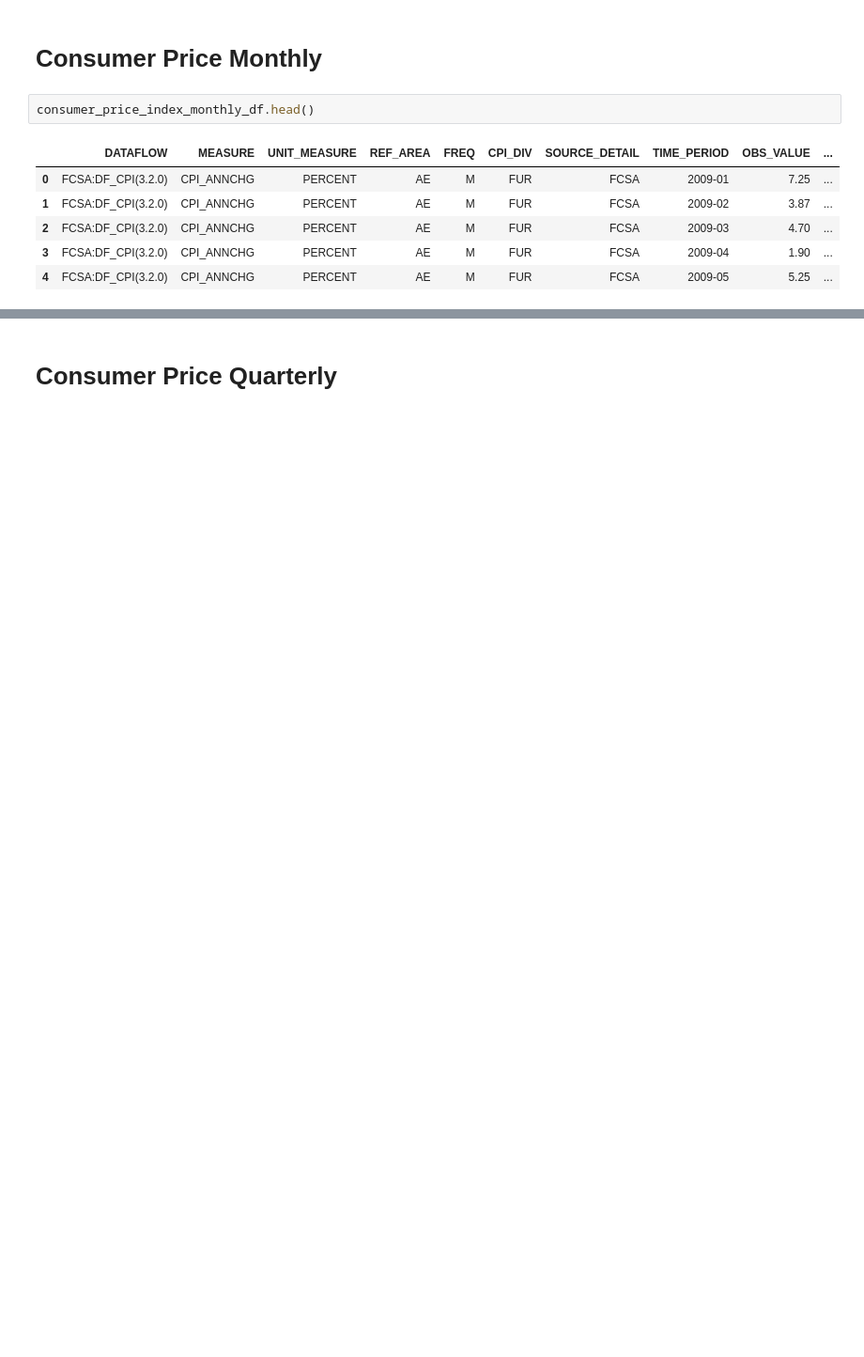
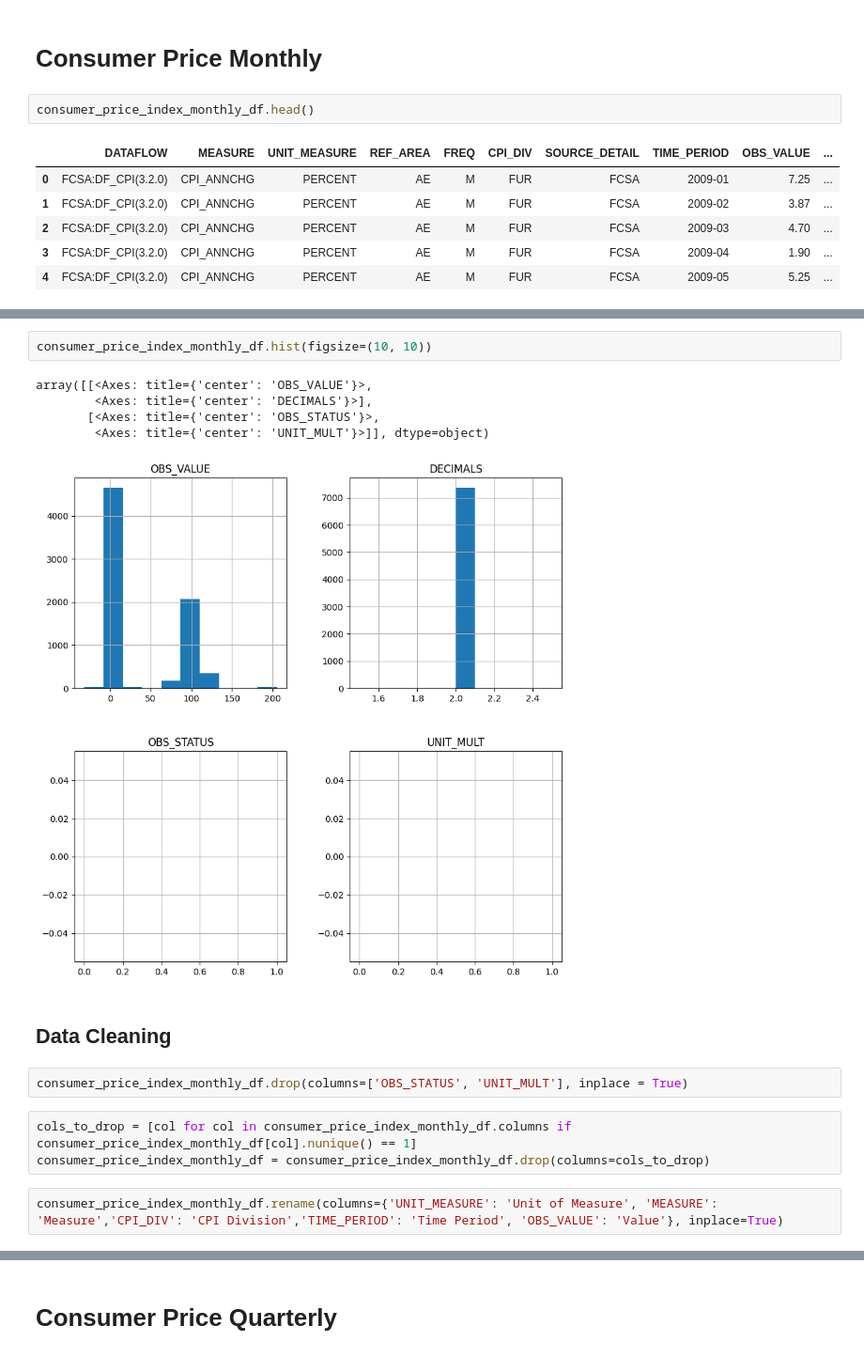
Before and after one commit to codyy6/Ocean-Dubai-House-Rental-and-Sales-Prediction, a Jupyter notebook: Consumer Price Index EDA.ipynb, the cells around one changed output, grey strips where cells are left out. Shown at 94% size. Saved outputs shown, nothing was run; the diff lists cells and outputs as text; blank space fills up the shorter version.

```diff
--- a/Consumer Price Index EDA.ipynb
+++ b/Consumer Price Index EDA.ipynb
@@ -33,0 +266,17 @@ consumer_price_index_monthly_df.head()
+# %%
+consumer_price_index_monthly_df.hist(figsize=(10, 10))
+# %% [output]
+array([[<Axes: title={'center': 'OBS_VALUE'}>,
+        <Axes: title={'center': 'DECIMALS'}>],
+       [<Axes: title={'center': 'OBS_STATUS'}>,
+        <Axes: title={'center': 'UNIT_MULT'}>]], dtype=object)
+[figure, added]
+# %% [markdown]
+## Data Cleaning
+# %%
+consumer_price_index_monthly_df.drop(columns=['OBS_STATUS', 'UNIT_MULT'], inplace = True)
+# %%
+cols_to_drop = [col for col in consumer_price_index_monthly_df.columns if consumer_price_index_monthly_df[col].nunique() == 1]
+consumer_price_index_monthly_df = consumer_price_index_monthly_df.drop(columns=cols_to_drop)
+# %%
+consumer_price_index_monthly_df.rename(columns={'UNIT_MEASURE': 'Unit of Measure', 'MEASURE': 'Measure','CPI_DIV': 'CPI Division','TIME_PERIOD': 'Time Period', 'OBS_VALUE': 'Value'}, inplace=True)
```
Also changed, not shown: parts of 39 cells of this notebook, 3 other files.
